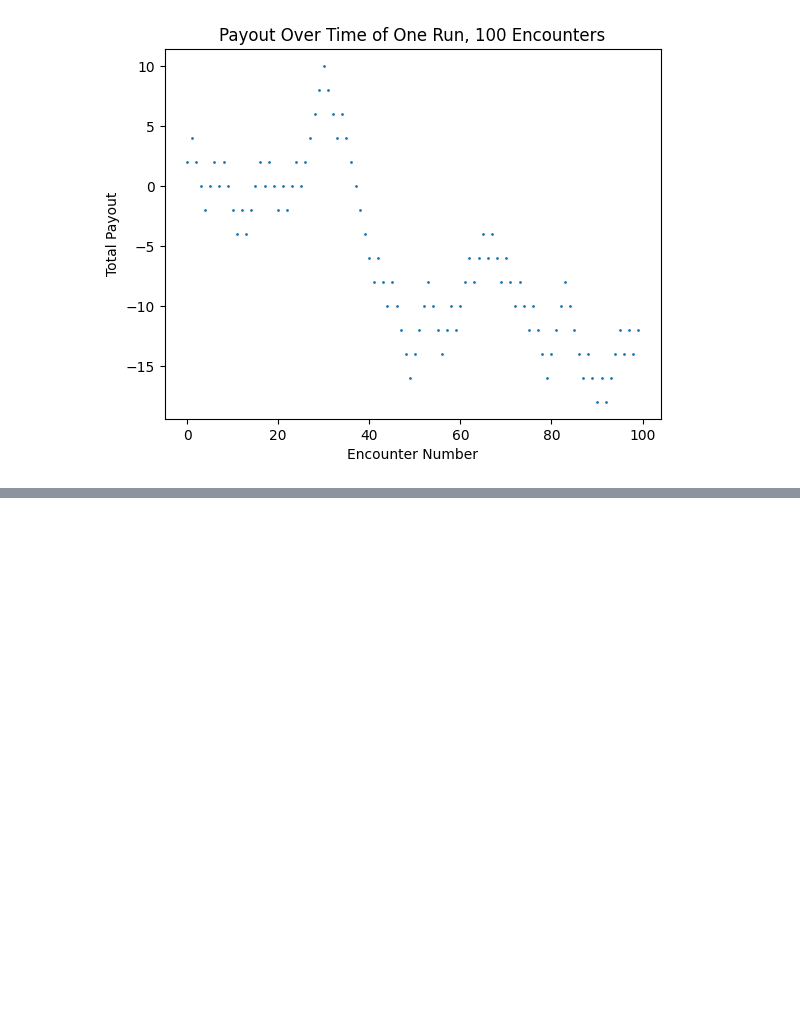
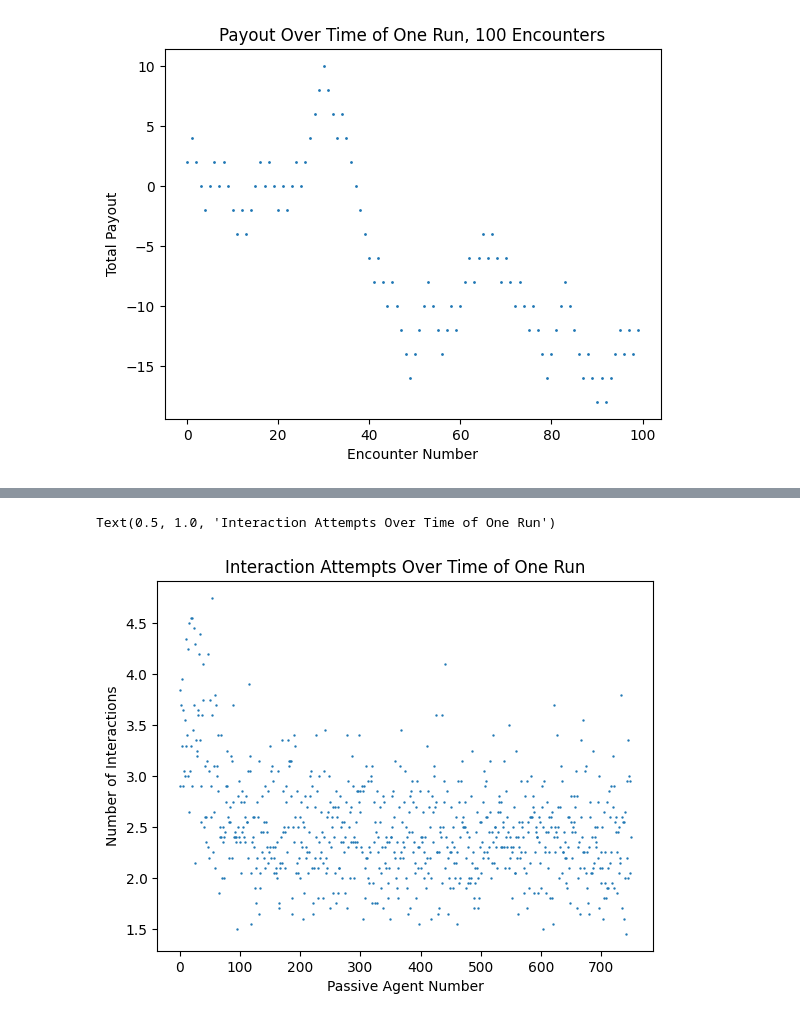
Before and after one commit to catherinehuang82/cs262project, a Jupyter notebook: analysis.ipynb, the cells around one changed output, grey strips where cells are left out. Drawn from its saved outputs; the diff is of its cells as text; code cells hidden in the pictures; blank space fills up the shorter version.

```diff
--- a/analysis.ipynb
+++ b/analysis.ipynb
@@ -46,0 +49,4 @@ Text(0.5, 1.0, 'Payout Over Time of One Run, 100 Encounters')
+# %%
+df0_fail = pd.read_csv('logs_failures/game0/game_log_aggregate_failures_0.csv')
+
+df0_fail
@@ -46,0 +67,8 @@ Text(0.5, 1.0, 'Payout Over Time of One Run, 100 Encounters')
+# %%
+plt.scatter(df0_fail.index, df0_fail['mean_num_attempts'], s=0.5)
+plt.xlabel('Passive Agent Number')
+plt.ylabel('Number of Interactions')
+plt.title('Interaction Attempts Over Time of One Run')
+# %% [output]
+Text(0.5, 1.0, 'Interaction Attempts Over Time of One Run')
+[figure, added]
```
Also changed, not shown: parts of 3 cells of this notebook.
